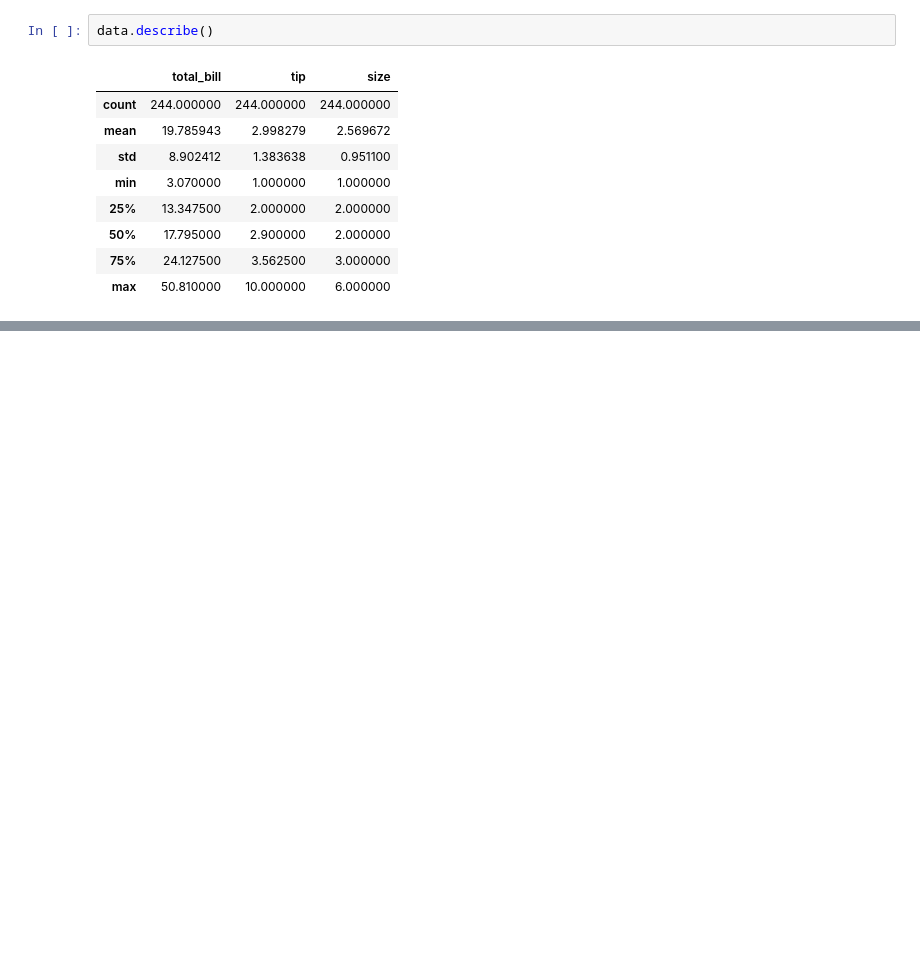
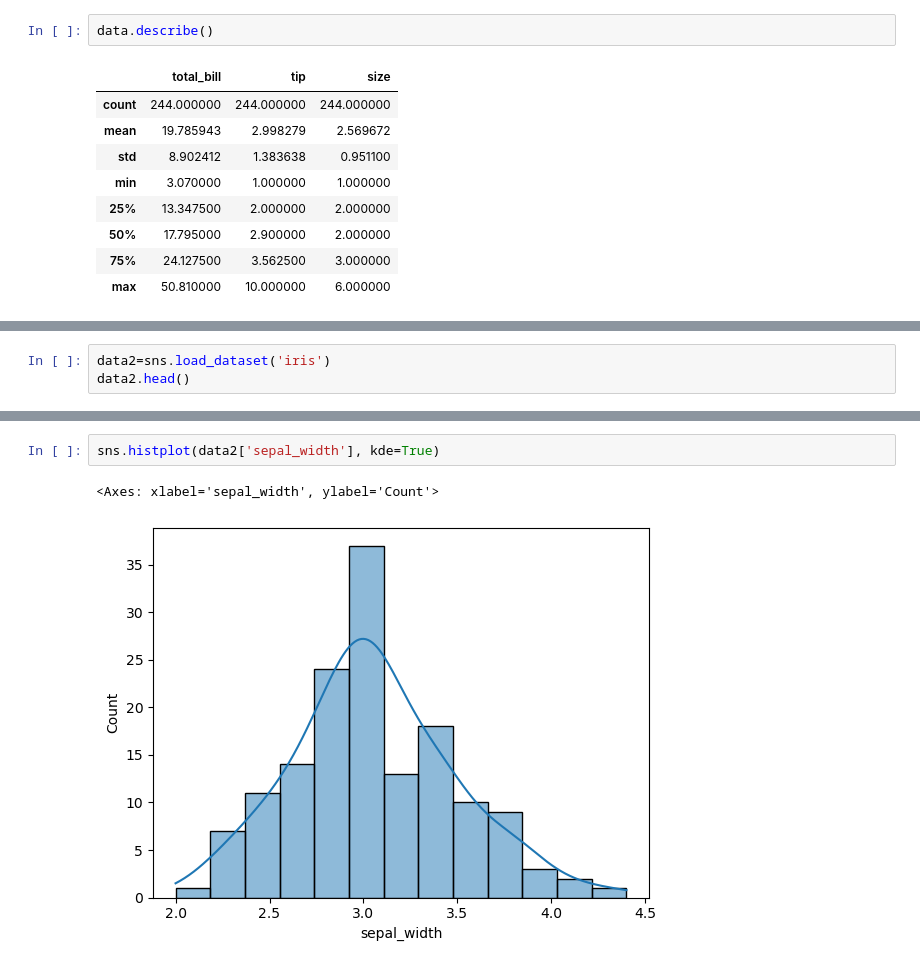
Before and after one commit to Immortal-Pi/IBMdatascience, a Jupyter notebook: Satistics Basics/basics.ipynb, the cells around one changed output, grey strips where cells are left out. Cells and saved outputs as stored; diff of their text form; blank space fills up the shorter version.

```diff
--- a/Satistics Basics/basics.ipynb
+++ b/Satistics Basics/basics.ipynb
@@ -32,0 +55,3 @@ data.describe()
+# %%
+data2=sns.load_dataset('iris')
+data2.head()
@@ -32,0 +65,5 @@ data.describe()
+# %%
+sns.histplot(data2['sepal_width'], kde=True)
+# %% [output]
+<Axes: xlabel='sepal_width', ylabel='Count'>
+[figure, added]
```
Also changed, not shown: parts of 8 cells of this notebook, 1 other file.
